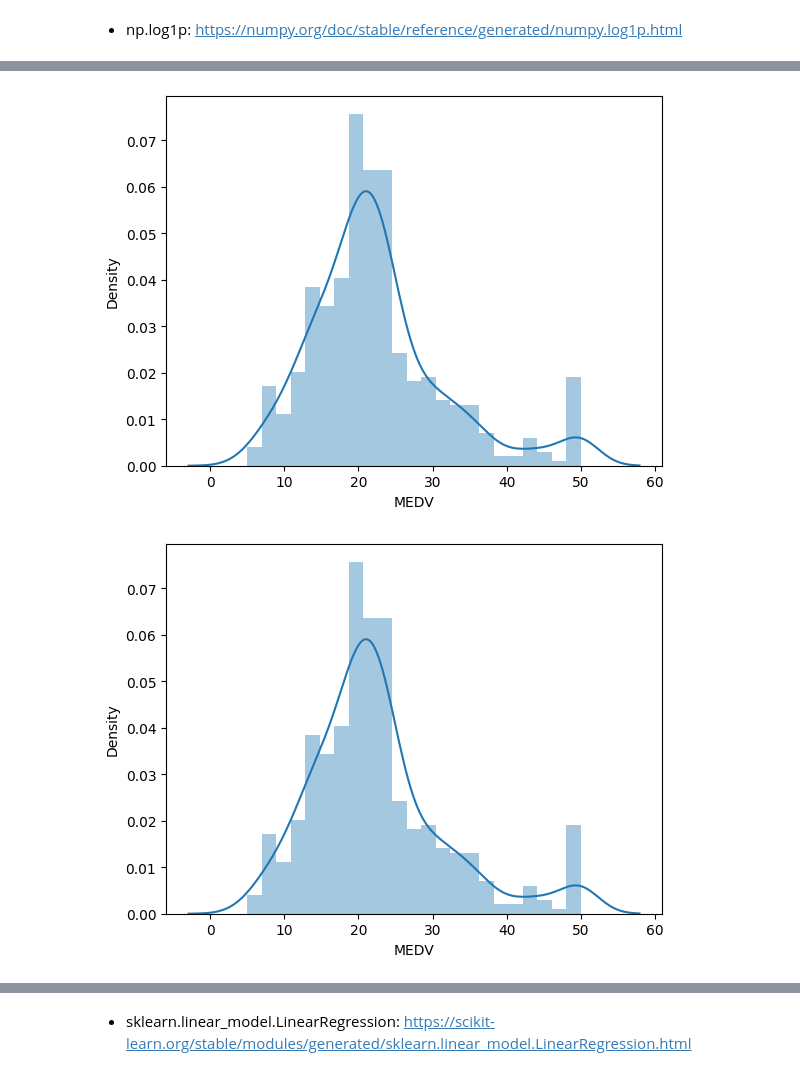
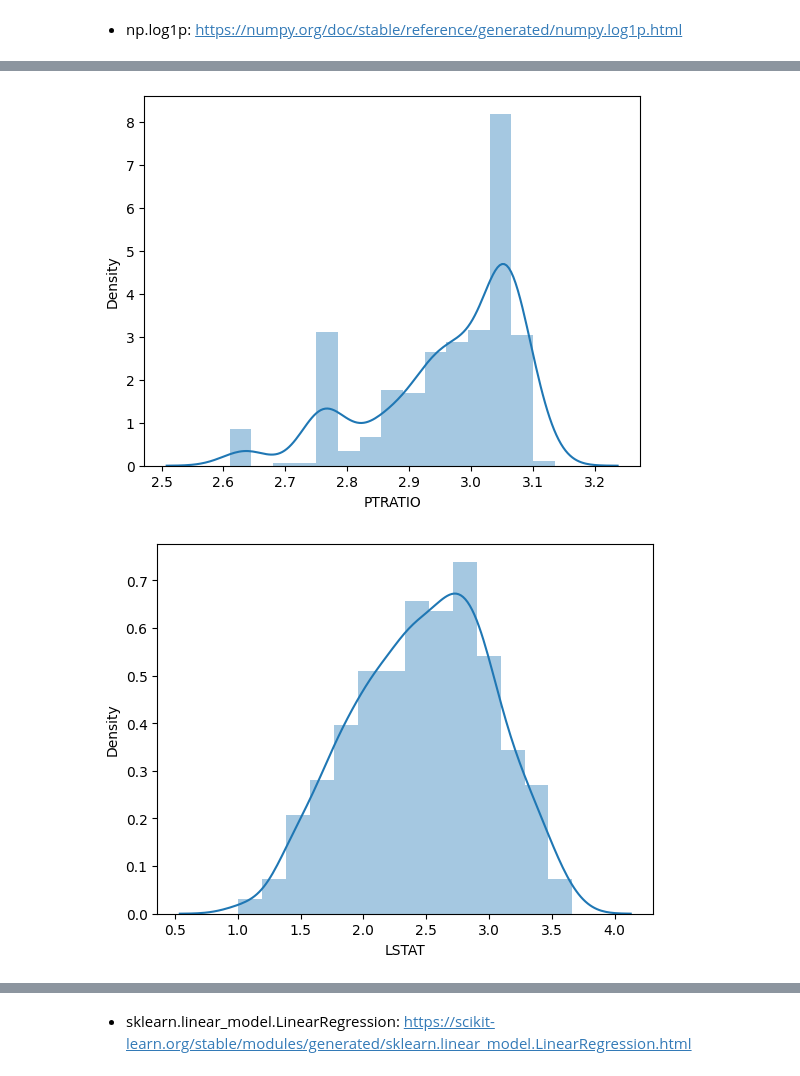
Before and after one commit to SU-sumico/edsj, a Jupyter notebook: 5_multiple_regression_lr2.ipynb, the cells around one changed output, grey strips where cells are left out. Cells and saved outputs as stored; diff of their text form; code cells hidden in the pictures.

```diff
--- a/5_multiple_regression_lr2.ipynb
+++ b/5_multiple_regression_lr2.ipynb
@@ -136,6 +139,6 @@ df.drop(['RAD'], axis = 1, inplace = True)
 columns_to_transform = ['CRIM', 'NOX', 'AGE', 'DIS', 'TAX', 'PTRATIO', 'LSTAT', 'B']
 for col in columns_to_transform:
     df[col] = np.log1p(df[col])
-    sns.distplot(df[column])
+    sns.distplot(df[col]) #column
     plt.show()
 # %% [output]
@@ -147,2 +150,2 @@ for col in columns_to_transform:
-[figure, old version]
+[figure, new version]
-[figure, old version]
+[figure, new version]
```
Also changed, not shown: parts of 3 cells of this notebook.
